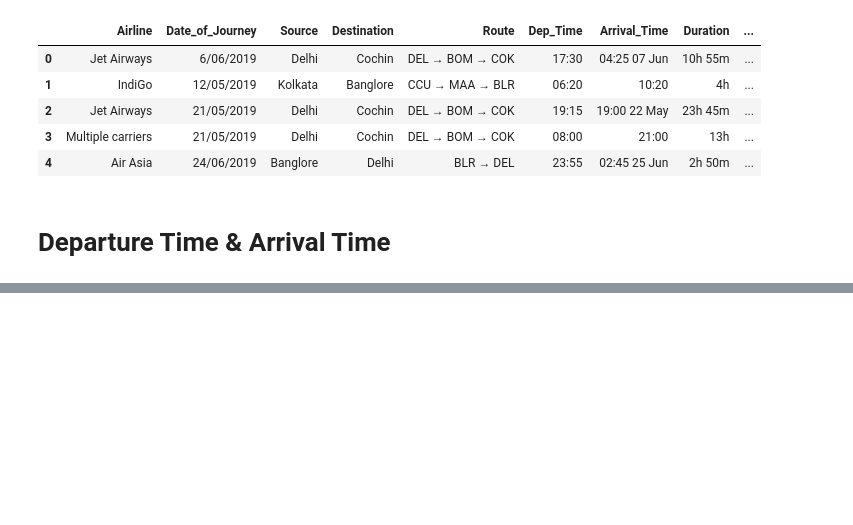
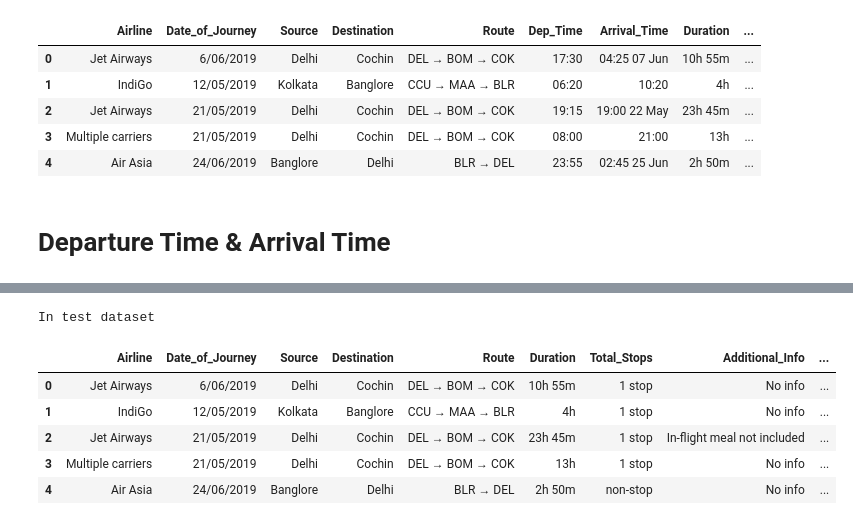
Before and after one commit to AzadMehedi/ML-Projects, a Jupyter notebook: Predict_The_Flight_Ticket_Price.ipynb, the cells around one changed output, grey strips where cells are left out. Cells and saved outputs as stored; diff of their text form; code cells hidden in the pictures; blank space fills up the shorter version.

```diff
--- a/Predict_The_Flight_Ticket_Price.ipynb
+++ b/Predict_The_Flight_Ticket_Price.ipynb
@@ -409,0 +491,24 @@ df1.head()
+# %%
+print('In test dataset')
+
+# first convert Dep_Time and Arrival_Time column into datetime format
+df1['Dep_Time'] = pd.to_datetime(df1['Dep_Time'])
+df1['Arrival_Time'] = pd.to_datetime(df1['Dep_Time'])
+
+# create Dep_Time and Arrival_Time into minutes and hour into different column
+df1['Dep_Time_in_hours'] = df1['Dep_Time'].dt.hour
+df1['Dep_Time_in_minutes'] = df1['Dep_Time'].dt.minute
+df1['Arrival_Time_in_hours'] = df1['Arrival_Time'].dt.hour
+df1['Arrival_Time_in_minutes'] = df1['Arrival_Time'].dt.minute
+
+# Drop Dep_Time and Arrival_Time column
+df1.drop(['Dep_Time', 'Arrival_Time'], axis=1, inplace=True)
+df1.head()
+# %% [output]
+In test dataset
+|  | Airline | Date_of_Journey | Source | Destination | Route | Duration | Total_Stops | Additional_Info | ... |
+| 0 | Jet Airways | 6/06/2019 | Delhi | Cochin | DEL → BOM → COK | 10h 55m | 1 stop | No info | ... |
+| 1 | IndiGo | 12/05/2019 | Kolkata | Banglore | CCU → MAA → BLR | 4h | 1 stop | No info | ... |
+| 2 | Jet Airways | 21/05/2019 | Delhi | Cochin | DEL → BOM → COK | 23h 45m | 1 stop | In-flight meal not included | ... |
+| 3 | Multiple carriers | 21/05/2019 | Delhi | Cochin | DEL → BOM → COK | 13h | 1 stop | No info | ... |
+| 4 | Air Asia | 24/06/2019 | Banglore | Delhi | BLR → DEL | 2h 50m | non-stop | No info | ... |
```
Also changed, not shown: parts of 8 cells of this notebook.
